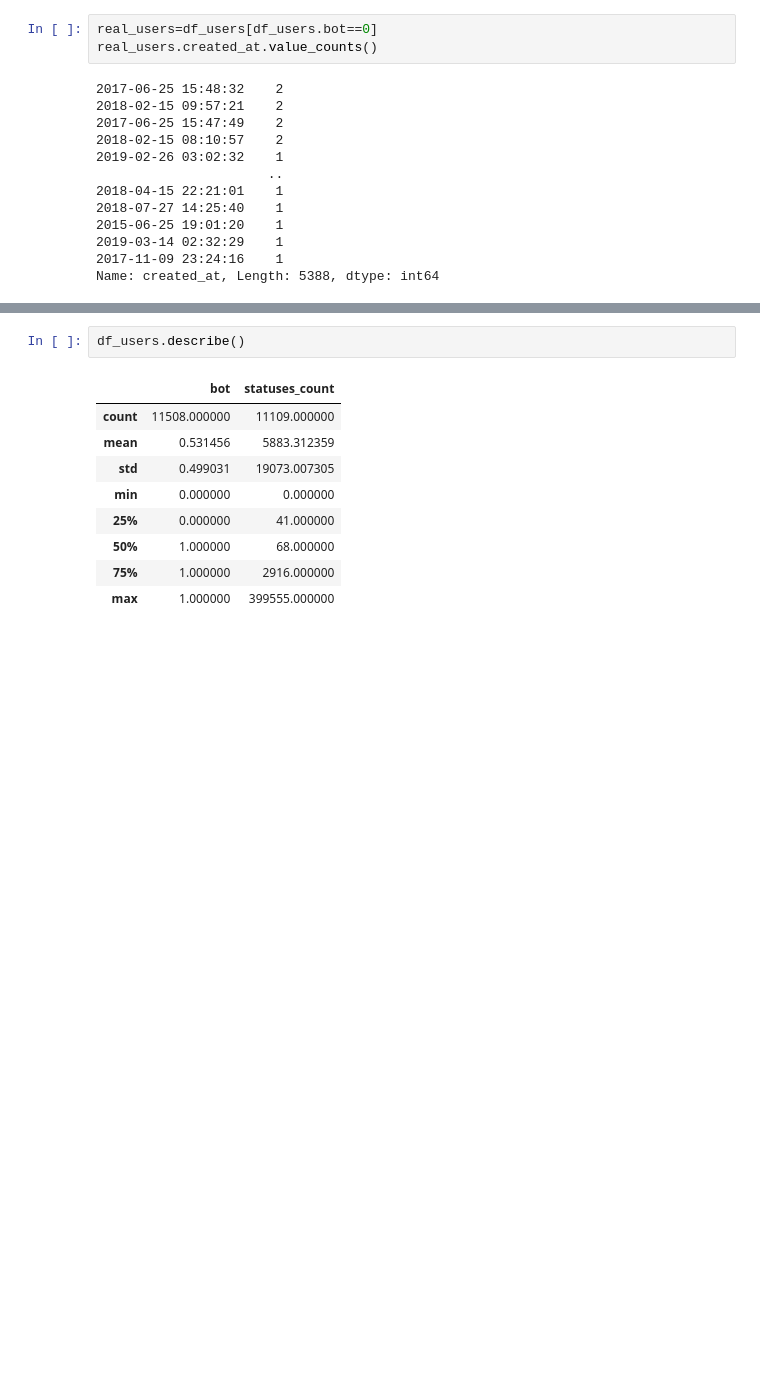
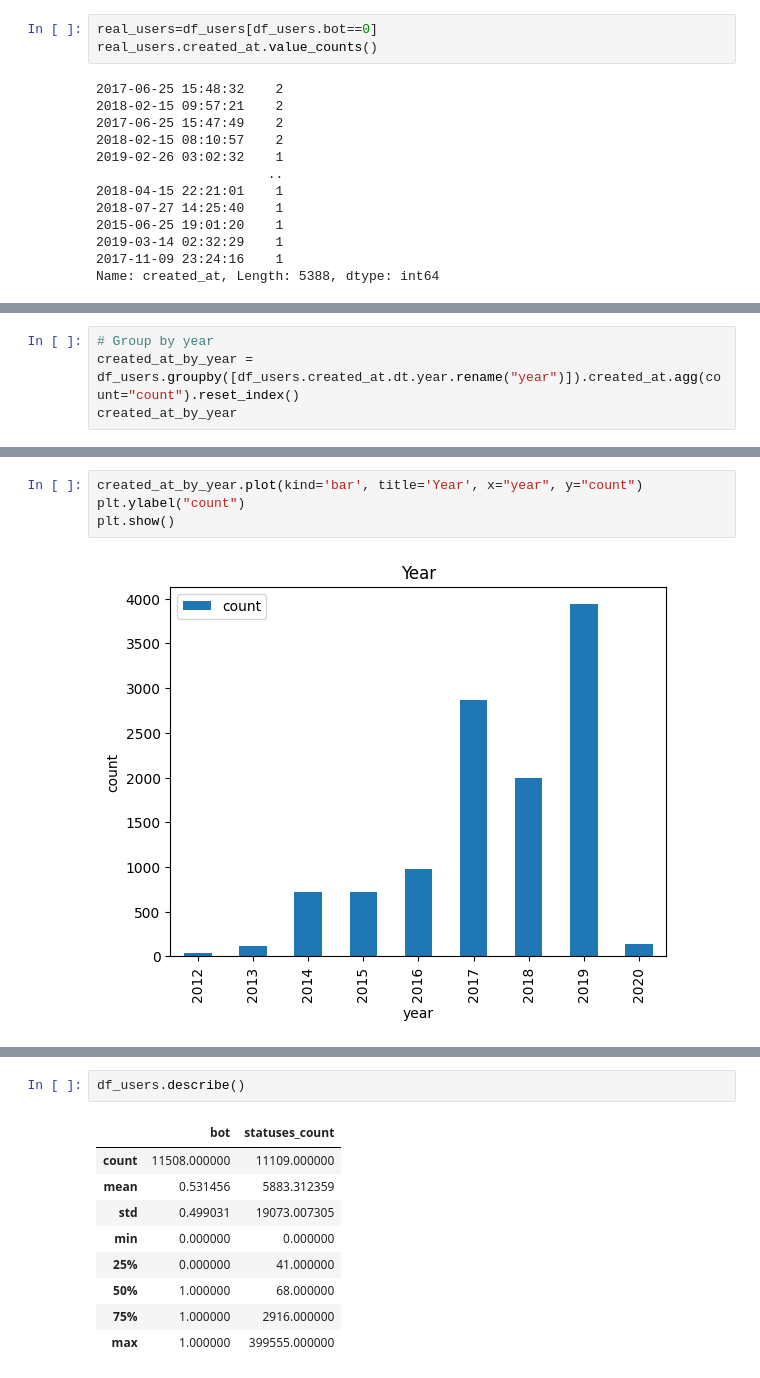
Before and after one commit to domferr/Data-Mining, a Jupyter notebook: Data Understanding.ipynb, the cells around one changed output, grey strips where cells are left out. Drawn from its saved outputs; the diff is of its cells as text; blank space fills up the shorter version.

```diff
--- a/Data Understanding.ipynb
+++ b/Data Understanding.ipynb
@@ -231,0 +276,4 @@ print(df_users.created_at.isna().sum(), "missing created_at attributes")
+# %%
+# Group by year
+created_at_by_year = df_users.groupby([df_users.created_at.dt.year.rename("year")]).created_at.agg(count="count").reset_index()
+created_at_by_year
@@ -231,0 +291,6 @@ print(df_users.created_at.isna().sum(), "missing created_at attributes")
+# %%
+created_at_by_year.plot(kind='bar', title='Year', x="year", y="count")
+plt.ylabel("count")
+plt.show()
+# %% [output]
+[figure, added]
```
Also changed, not shown: parts of 11 cells of this notebook.
